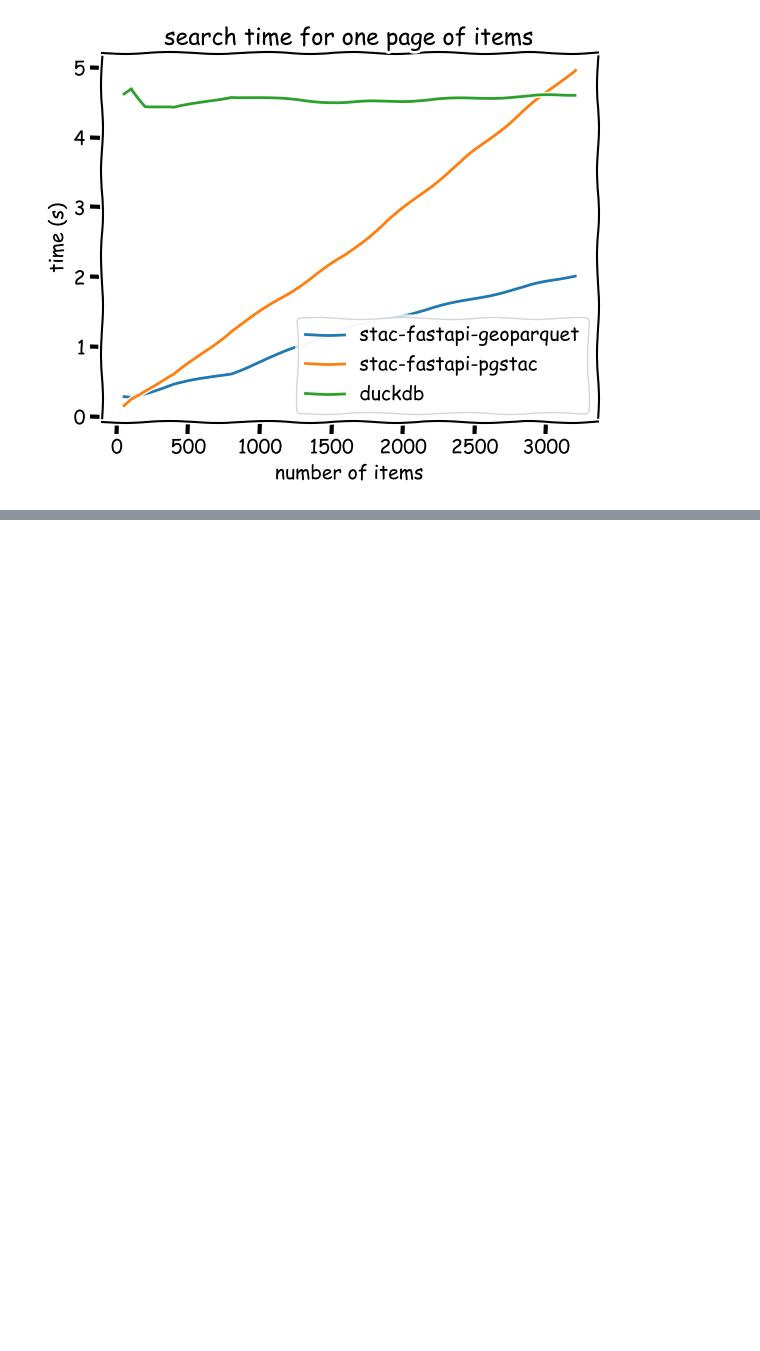
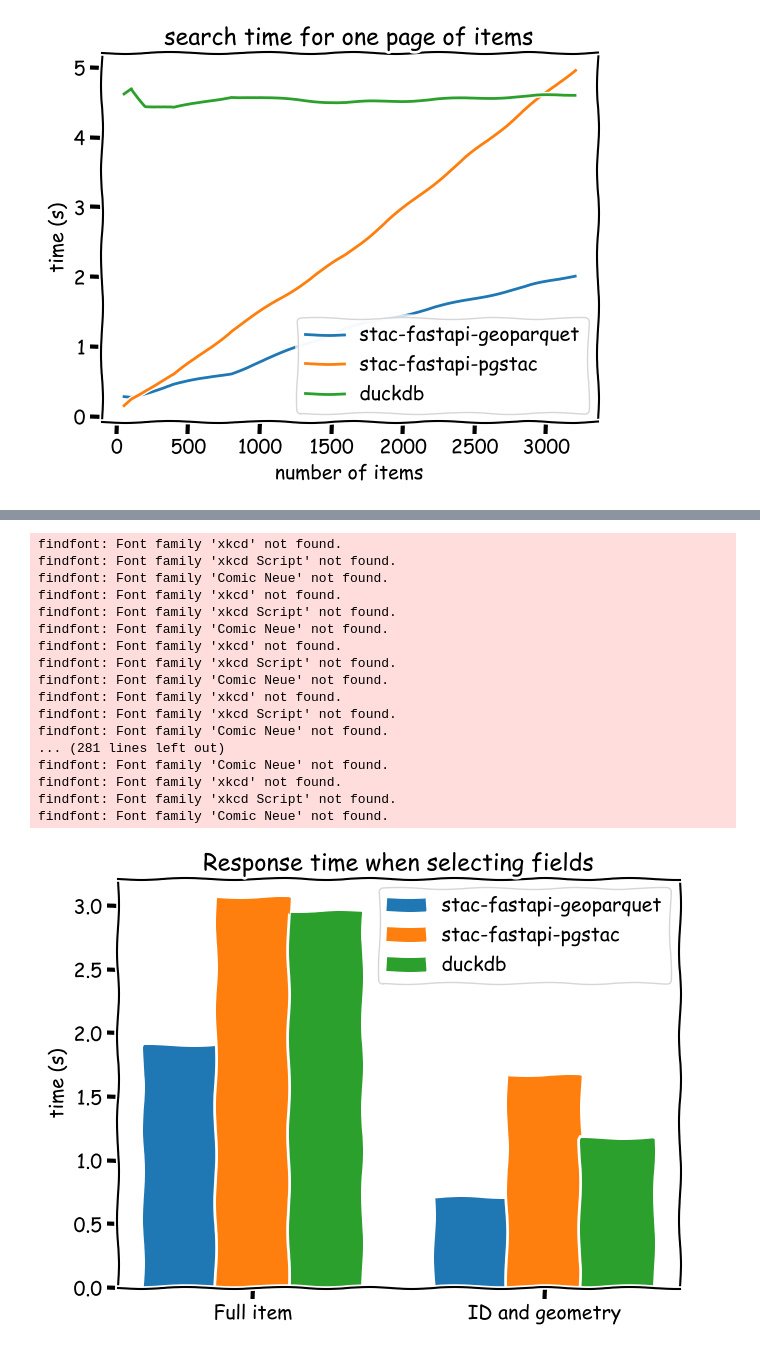
Before and after one commit to developmentseed/labs-375-stac-geoparquet-backend, a Jupyter notebook: docs/katas/0_full_scan.ipynb, the cells around one changed output, grey strips where cells are left out. Drawn from its saved outputs; the diff is of its cells as text; code cells hidden in the pictures; blank space fills up the shorter version.

```diff
--- a/docs/katas/0_full_scan.ipynb
+++ b/docs/katas/0_full_scan.ipynb
@@ -377,0 +440,36 @@ findfont: Font family 'Comic Neue' not found.
+# %%
+from matplotlib import pyplot
+import numpy
+
+x = numpy.arange(2)
+width = 0.25
+with pyplot.xkcd():
+    fix, ax = pyplot.subplots(layout="constrained")
+
+    ax.bar(x, geoparquet_results, width, label="stac-fastapi-geoparquet")
+    ax.bar(x + width, pgstac_results, width, label="stac-fastapi-pgstac")
+    ax.bar(x + 2 * width, duckdb_results, width, label="duckdb")
+    ax.set_title("Response time when selecting fields")
+    ax.set_ylabel("time (s)")
+    ax.set_xticks(x + width, ["Full item", "ID and geometry"])
+    ax.legend()
+    pyplot.show()
+# %% [output]
+findfont: Font family 'xkcd' not found.
+findfont: Font family 'xkcd Script' not found.
+findfont: Font family 'Comic Neue' not found.
+findfont: Font family 'xkcd' not found.
+findfont: Font family 'xkcd Script' not found.
+findfont: Font family 'Comic Neue' not found.
+findfont: Font family 'xkcd' not found.
+findfont: Font family 'xkcd Script' not found.
+findfont: Font family 'Comic Neue' not found.
+findfont: Font family 'xkcd' not found.
+findfont: Font family 'xkcd Script' not found.
+findfont: Font family 'Comic Neue' not found.
+... (281 lines left out)
+findfont: Font family 'Comic Neue' not found.
+findfont: Font family 'xkcd' not found.
+findfont: Font family 'xkcd Script' not found.
+findfont: Font family 'Comic Neue' not found.
+[figure, added]
```
Also changed, not shown: parts of 2 cells of this notebook, 1 other file.
